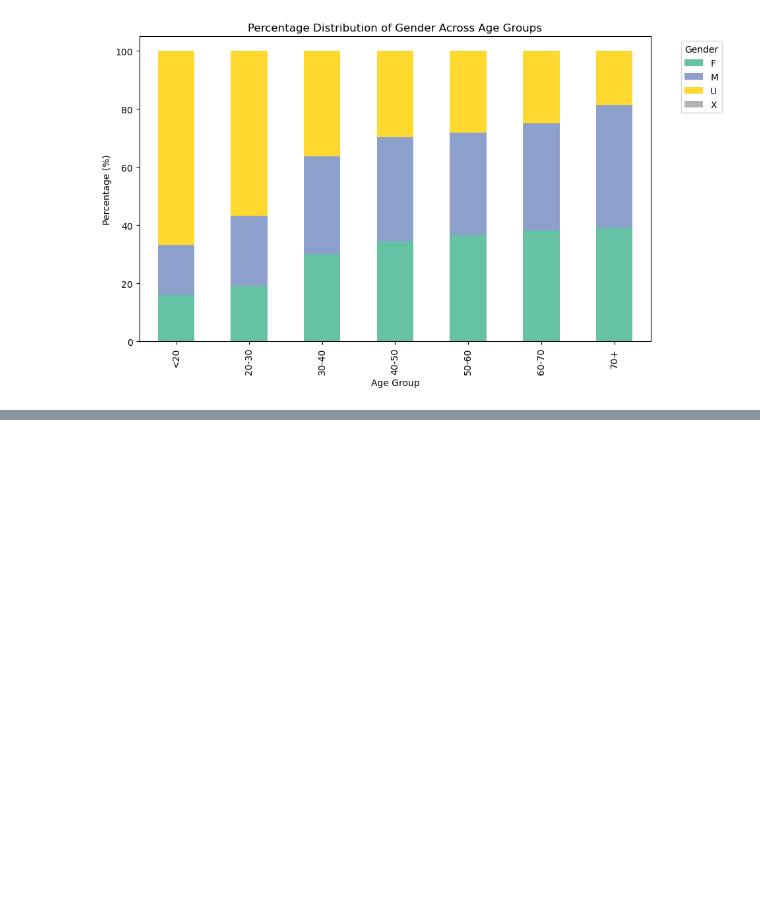
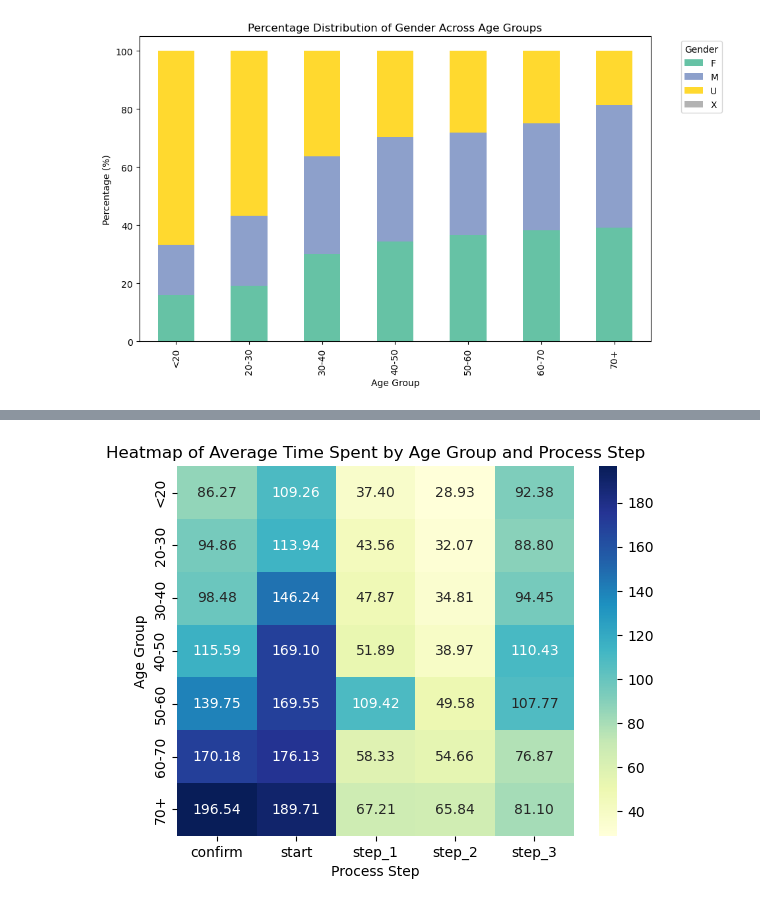
Before and after one commit to philippe2023/vanguard_analysis_ab_test, a Jupyter notebook: notebook/analysis_jpa.ipynb, the cells around one changed output, grey strips where cells are left out. Cells and saved outputs as stored; diff of their text form; code cells hidden in the pictures; blank space fills up the shorter version.

```diff
--- a/notebook/analysis_jpa.ipynb
+++ b/notebook/analysis_jpa.ipynb
@@ -248,0 +305,12 @@ plt.show()
+# %%
+# Pivot the data for heatmap
+heatmap_data = avg_time_by_gender_age.pivot_table(index='age_group', columns='process_step', values='avg_time_spent')
+
+# Heatmap to visualize average time spent by age group and process step
+sns.heatmap(heatmap_data, annot=True, fmt=".2f", cmap='YlGnBu')
+plt.title('Heatmap of Average Time Spent by Age Group and Process Step')
+plt.xlabel('Process Step')
+plt.ylabel('Age Group')
+plt.show()
+# %% [output]
+[figure, added]
```
Also changed, not shown: parts of 15 cells of this notebook.
